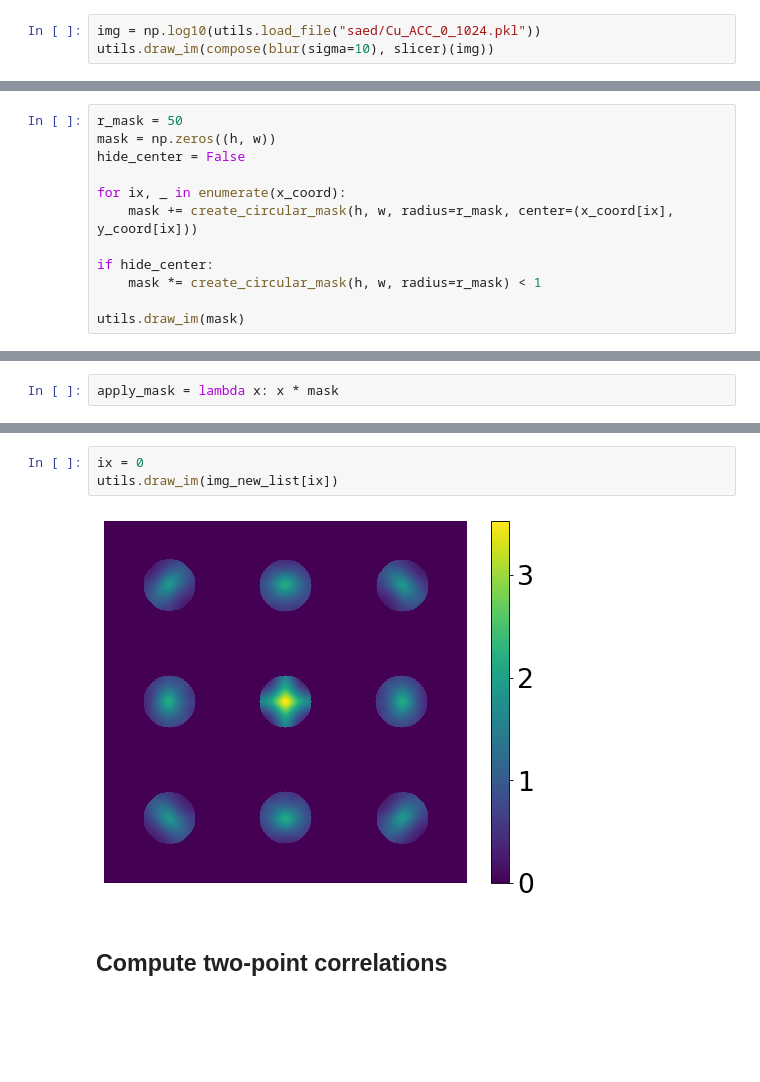
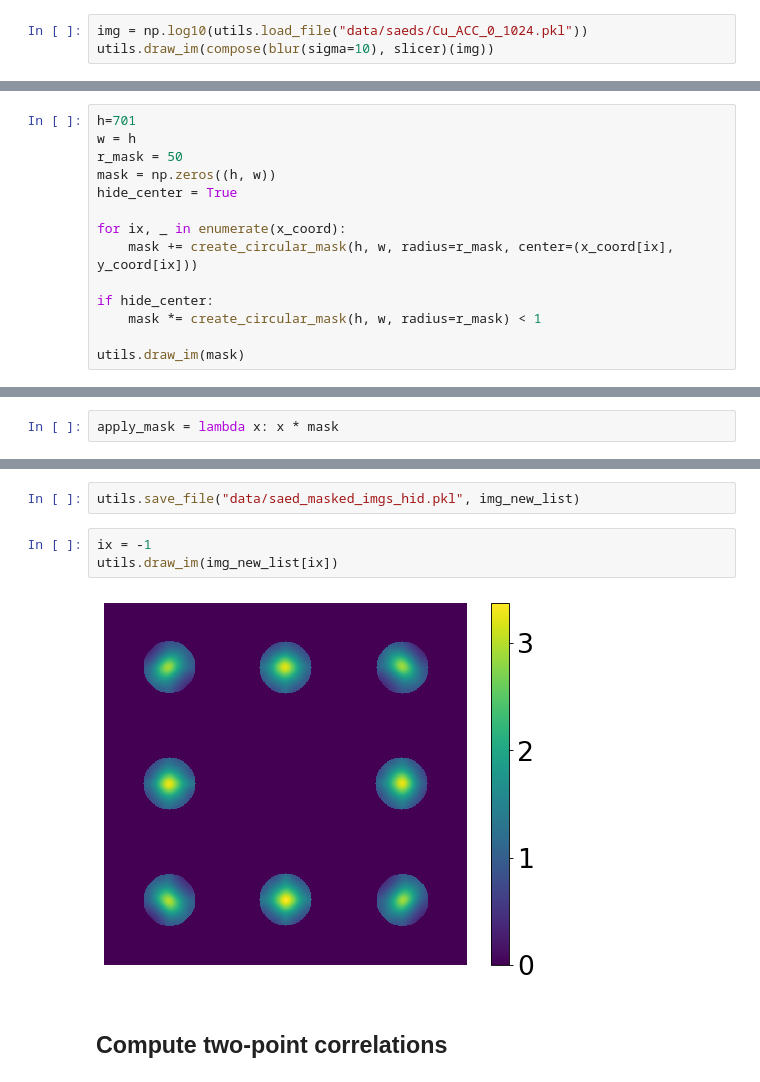
Before and after one commit to auag92/collision, a Jupyter notebook: nbks-SAED-image-analysis.ipynb, the cells around one changed output, grey strips where cells are left out. Drawn from its saved outputs; the diff is of its cells as text; blank space fills up the shorter version.

```diff
--- a/nbks-SAED-image-analysis.ipynb
+++ b/nbks-SAED-image-analysis.ipynb
@@ -227,7 +227,7 @@ plt.show()
 # %% [output]
 [figure]
 # %%
-img = np.log10(utils.load_file("saed/Cu_ACC_0_1024.pkl"))
+img = np.log10(utils.load_file("data/saeds/Cu_ACC_0_1024.pkl"))
 utils.draw_im(compose(blur(sigma=10), slicer)(img))
 # %% [output]
 [figure]
@@ -254,9 +254,11 @@ plt.show()
 # %% [output]
 [figure]
 # %%
+h=701
+w = h
 r_mask = 50
 mask = np.zeros((h, w))
-hide_center = False
+hide_center = True
 
 for ix, _ in enumerate(x_coord):
     mask += create_circular_mask(h, w, radius=r_mask, center=(x_coord[ix], y_coord[ix]))
@@ -290,8 +290,10 @@ for run in tqdm.tqdm_notebook(runs):
+# %%
+utils.save_file("data/saed_masked_imgs_hid.pkl", img_new_list)
 # %%
-ix = 0
+ix = -1
 utils.draw_im(img_new_list[ix])
 # %% [output]
-[figure, old version]
+[figure, new version]
 # %% [markdown]
 ## Compute two-point correlations
 # %%
```
Also changed, not shown: parts of 4 cells of this notebook, 10 other files.
